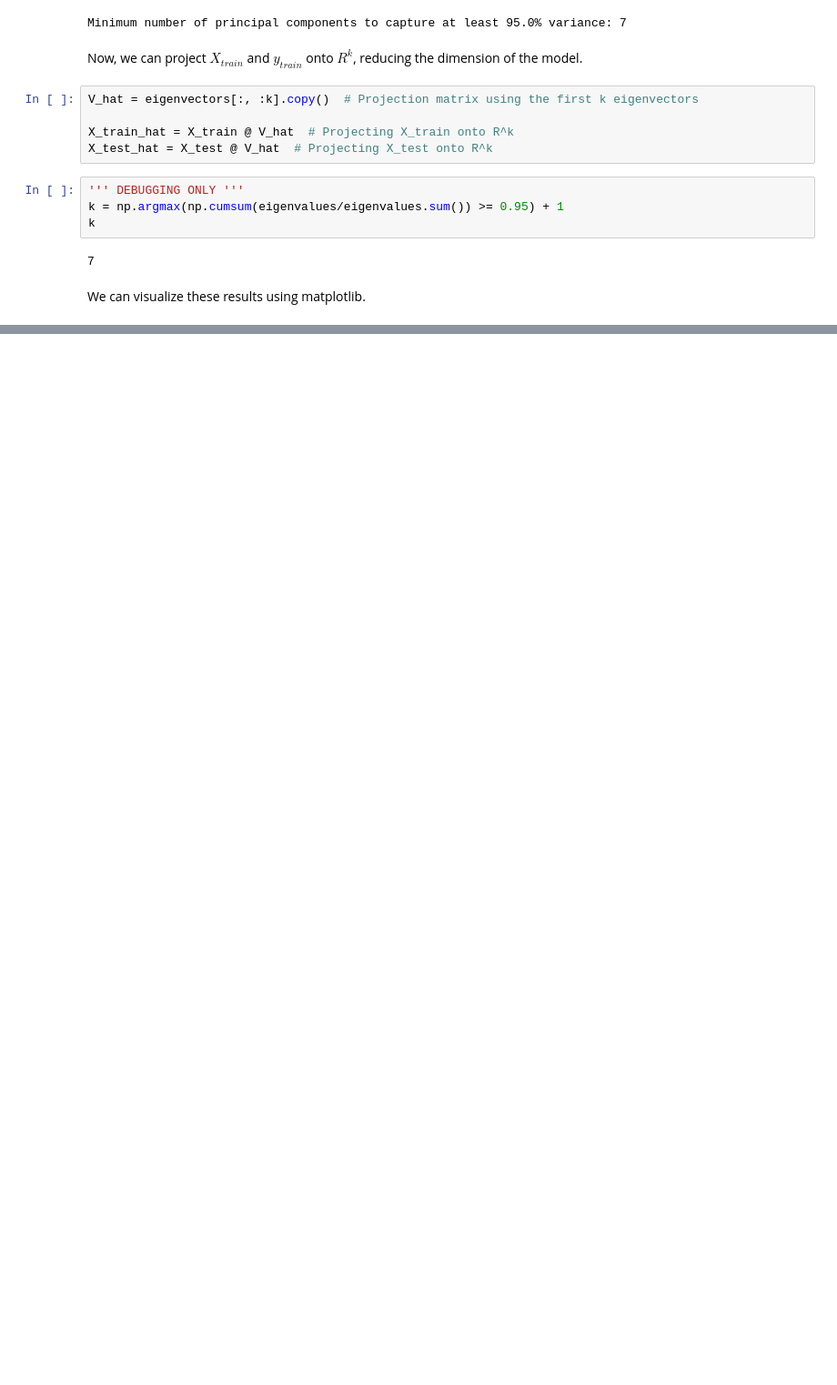
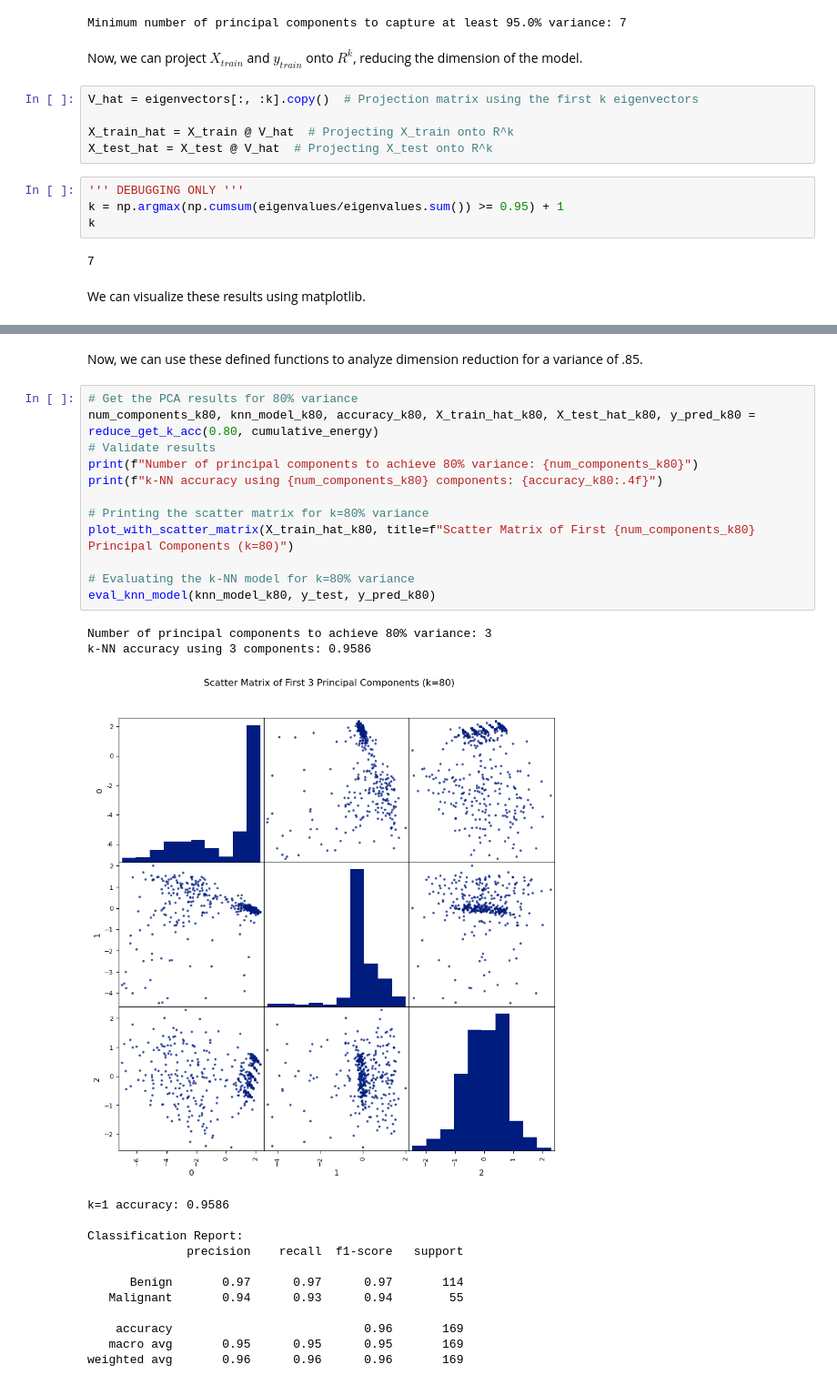
Before and after one commit to Jairik/Data-Science-Fundementals, a Jupyter notebook: HW2/HW2-JJ-McCauley.ipynb, the cells around one changed output, grey strips where cells are left out. Shown at 91% size. Saved outputs shown, nothing was run; the diff lists cells and outputs as text; blank space fills up the shorter version.

```diff
--- a/HW2/HW2-JJ-McCauley.ipynb
+++ b/HW2/HW2-JJ-McCauley.ipynb
@@ -424,0 +513,29 @@ Now, we can create a $k$-NN classifer for the projected data.
+# %% [markdown]
+Now, we can use these defined functions to analyze dimension reduction for a variance of .85.
+# %%
+# Get the PCA results for 80% variance
+num_components_k80, knn_model_k80, accuracy_k80, X_train_hat_k80, X_test_hat_k80, y_pred_k80 = reduce_get_k_acc(0.80, cumulative_energy)
+# Validate results
+print(f"Number of principal components to achieve 80% variance: {num_components_k80}")
+print(f"k-NN accuracy using {num_components_k80} components: {accuracy_k80:.4f}")
+
+# Printing the scatter matrix for k=80% variance
+plot_with_scatter_matrix(X_train_hat_k80, title=f"Scatter Matrix of First {num_components_k80} Principal Components (k=80)")
+
+# Evaluating the k-NN model for k=80% variance
+eval_knn_model(knn_model_k80, y_test, y_pred_k80)
+# %% [output]
+Number of principal components to achieve 80% variance: 3
+k-NN accuracy using 3 components: 0.9586
+[figure, added]
+k=1 accuracy: 0.9586
+
+Classification Report:
+              precision    recall  f1-score   support
+
+      Benign       0.97      0.97      0.97       114
+   Malignant       0.94      0.93      0.94        55
+
+    accuracy                           0.96       169
+   macro avg       0.95      0.95      0.95       169
+weighted avg       0.96      0.96      0.96       169
```
Also changed, not shown: parts of 9 cells of this notebook, 1 other file.
